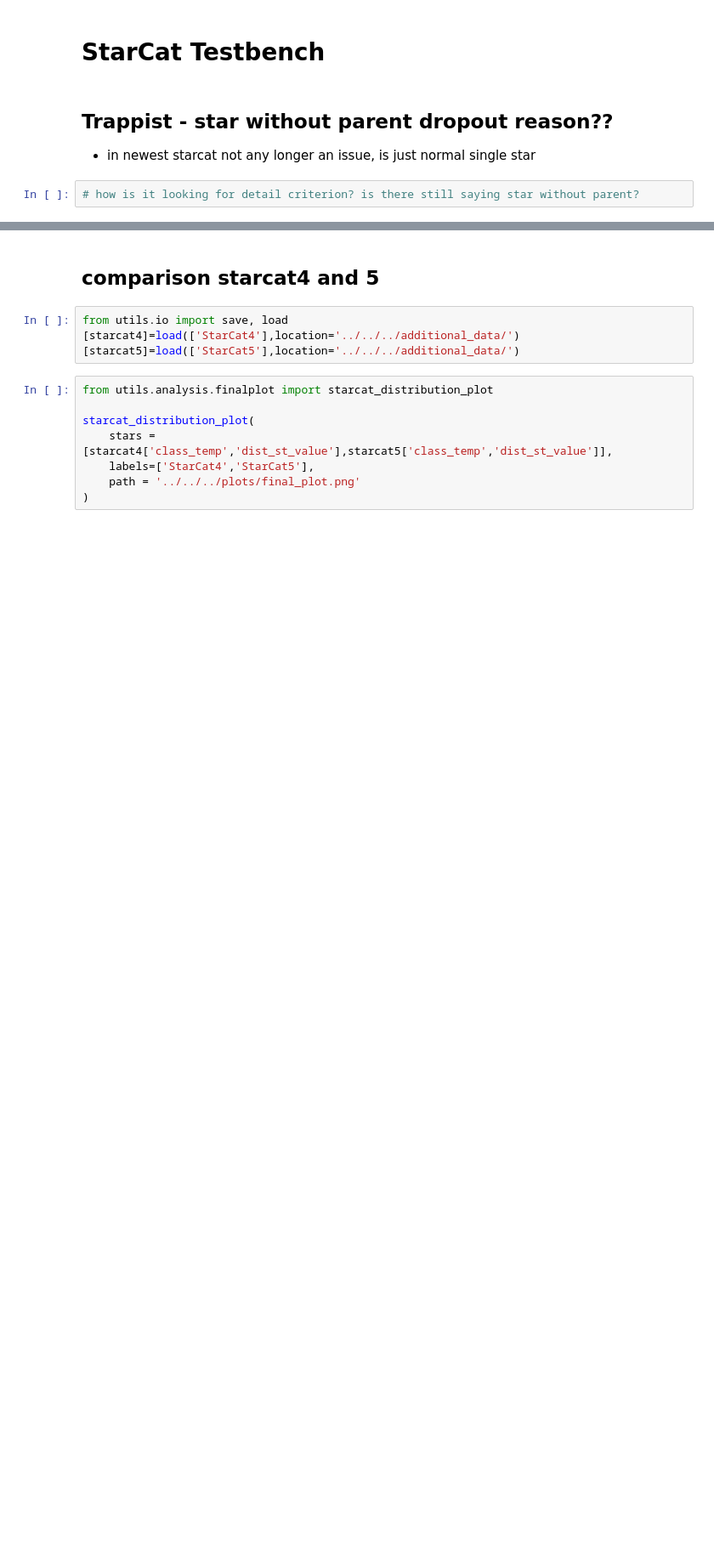
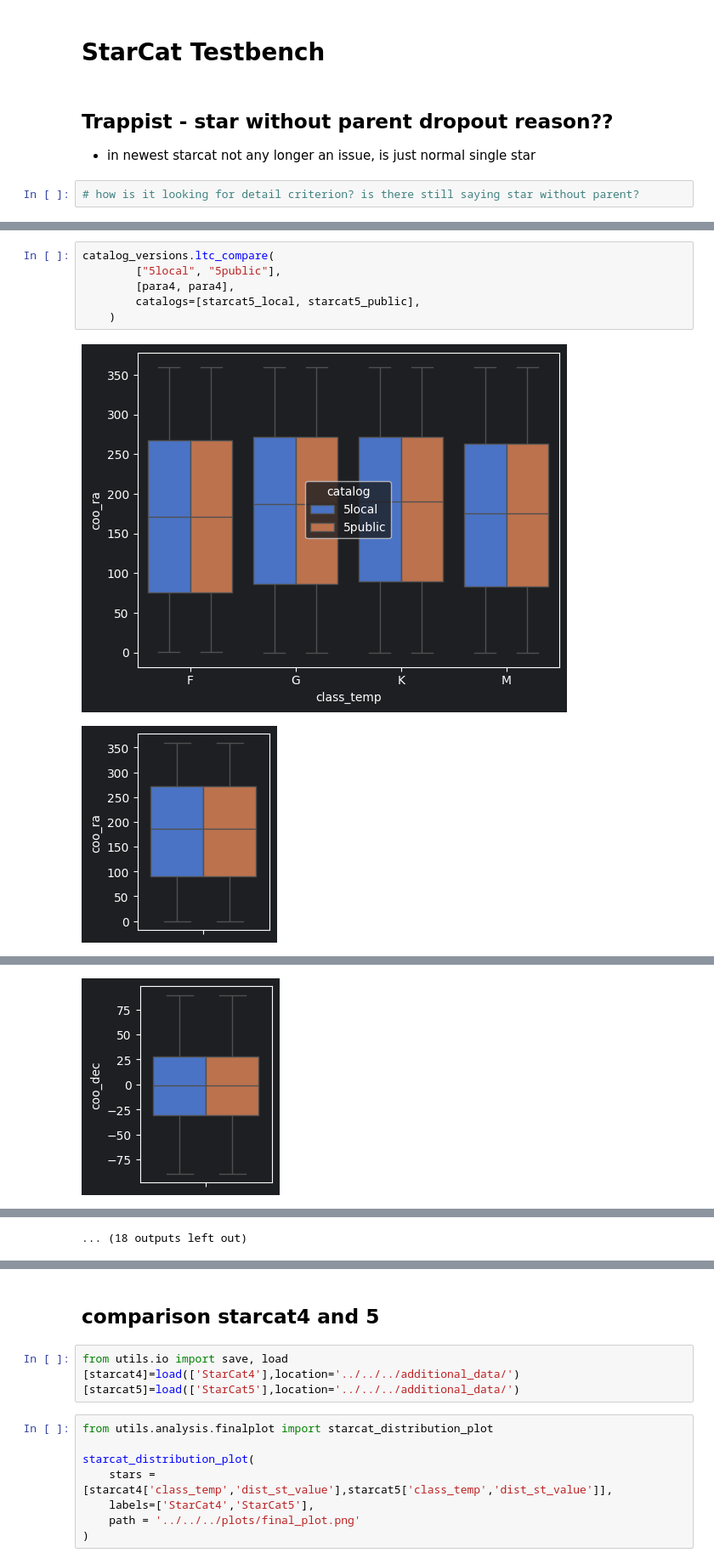
Before and after one commit to fmenti/life_td, a Jupyter notebook: data_generation/life_td_data_generation/catalog/StarCat_testbench.ipynb, the cells around one changed output, grey strips where cells are left out. Shown at 85% size. Saved outputs shown, nothing was run; the diff lists cells and outputs as text; blank space fills up the shorter version.

```diff
--- a/data_generation/life_td_data_generation/catalog/StarCat_testbench.ipynb
+++ b/data_generation/life_td_data_generation/catalog/StarCat_testbench.ipynb
@@ -7,0 +98,9 @@
+# %%
+catalog_versions.ltc_compare(
+        ["5local", "5public"],
+        [para4, para4],
+        catalogs=[starcat5_local, starcat5_public],
+    )
+# %% [output]
+[figure, added]
+[figure, added]
@@ -7,0 +108 @@
+[figure, added]
@@ -7,0 +117 @@
+... (18 outputs left out)
```
Also changed, not shown: parts of 10 cells of this notebook, 2 other files.
